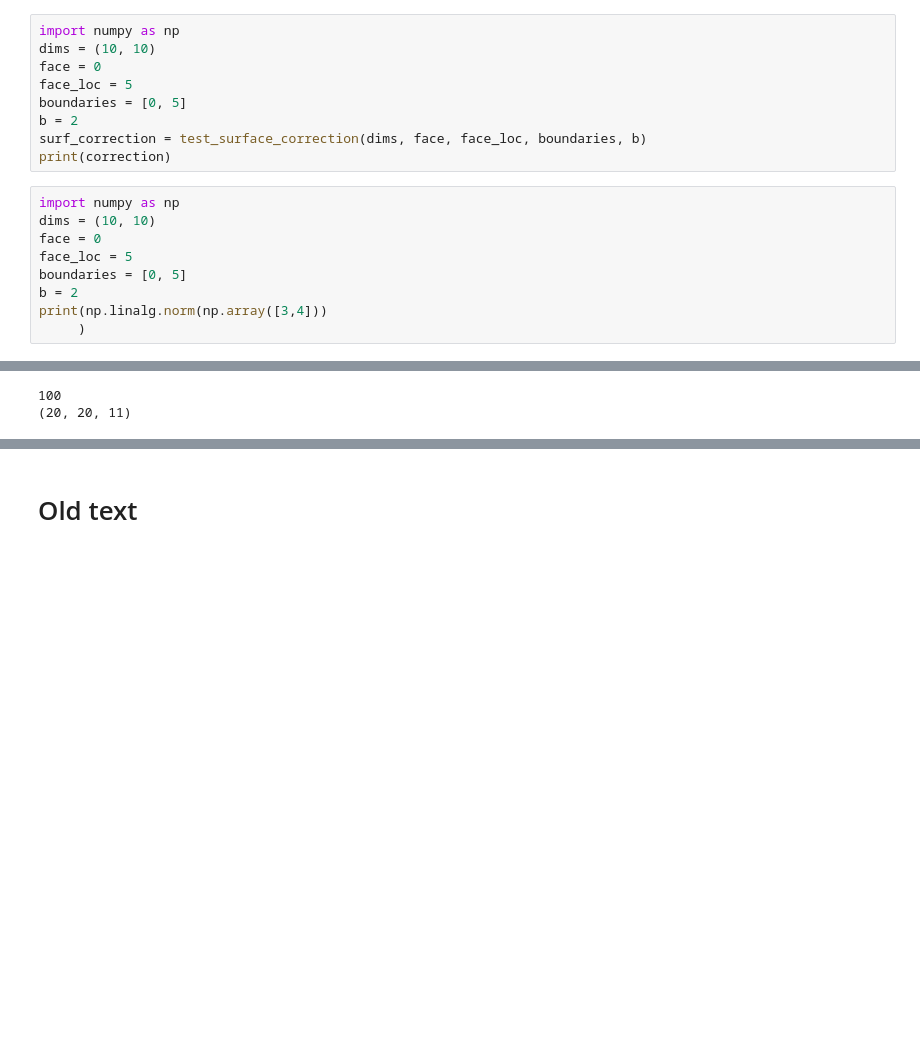
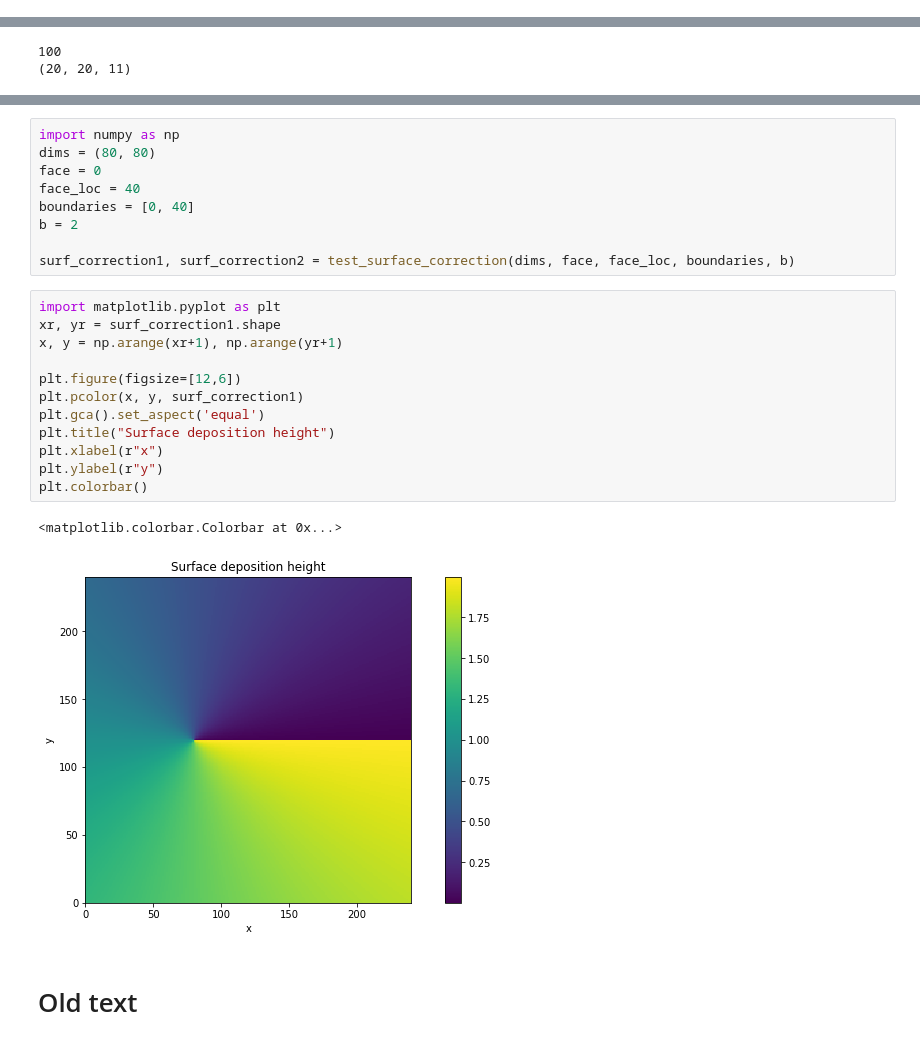
Before and after one commit to MG299792458/CompPhysProj3, a Jupyter notebook: Project_notes.ipynb, the cells around one changed output, grey strips where cells are left out. Saved outputs shown, nothing was run; the diff lists cells and outputs as text; blank space fills up the shorter version.

```diff
--- a/Project_notes.ipynb
+++ b/Project_notes.ipynb
@@ -2034,18 +1961,0 @@ ERROR! Session/line number was not unique in database. History logging moved to
-# %%
-import numpy as np
-dims = (10, 10)
-face = 0
-face_loc = 5
-boundaries = [0, 5]
-b = 2
-surf_correction = test_surface_correction(dims, face, face_loc, boundaries, b)
-print(correction)
-# %%
-import numpy as np
-dims = (10, 10)
-face = 0
-face_loc = 5
-boundaries = [0, 5]
-b = 2
-print(np.linalg.norm(np.array([3,4]))
-     )
@@ -2804,3 +2830,27 @@ TypeError: 'module' object is not callable
+# %%
+import numpy as np
+dims = (80, 80)
+face = 0
+face_loc = 40
+boundaries = [0, 40]
+b = 2
+
+surf_correction1, surf_correction2 = test_surface_correction(dims, face, face_loc, boundaries, b)
+# %%
+import matplotlib.pyplot as plt
+xr, yr = surf_correction1.shape
+x, y = np.arange(xr+1), np.arange(yr+1)
+
+plt.figure(figsize=[12,6])
+plt.pcolor(x, y, surf_correction1)
+plt.gca().set_aspect('equal')
+plt.title("Surface deposition height")
+plt.xlabel(r"x")
+plt.ylabel(r"y")
+plt.colorbar()
+# %% [output]
+<matplotlib.colorbar.Colorbar at 0x...>
+[figure, added]
 # %% [markdown]
 # Old text
 # %% [markdown]
```
Also changed, not shown: parts of 8 cells of this notebook, 17 other files.
